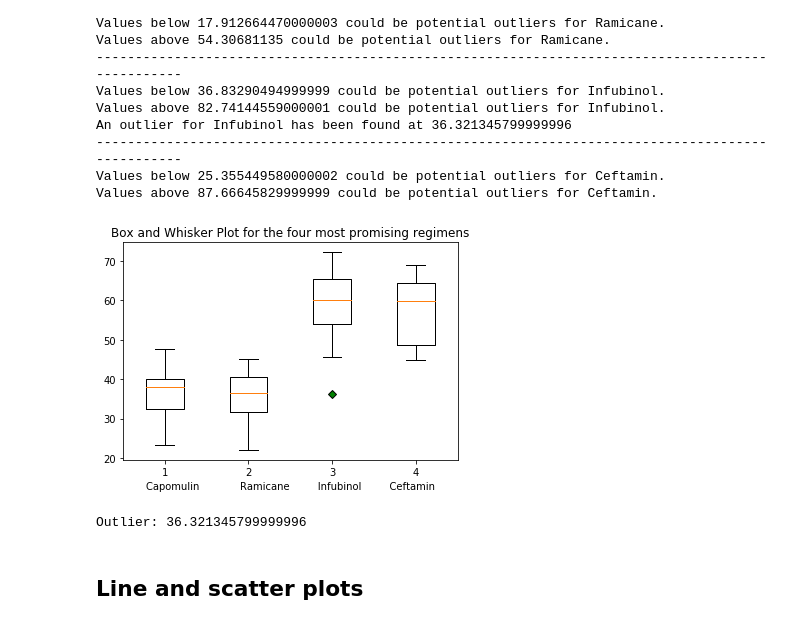
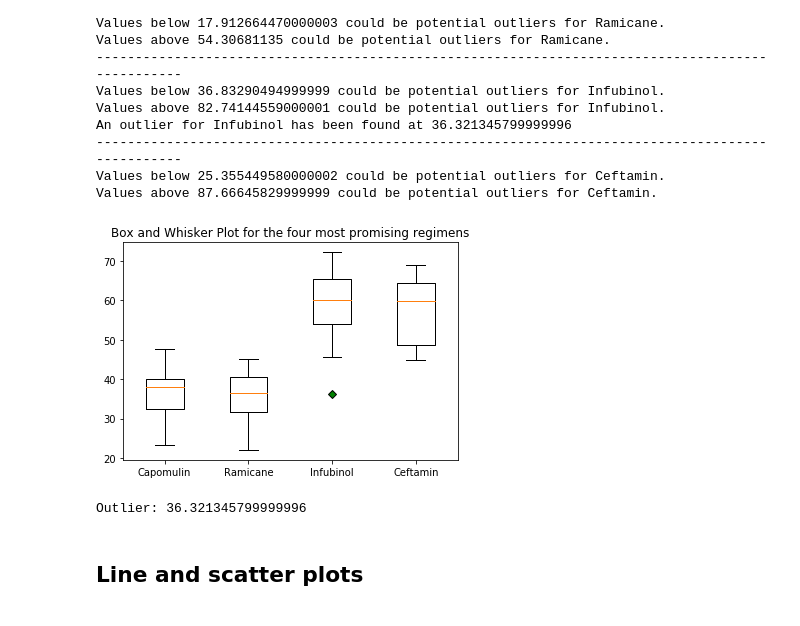
Before and after one commit to fabzum/Matplotlib-Homework, a Jupyter notebook: Homework/Pymaceuticals/pymaceuticals_final.ipynb, the cells around one changed output. Cells and saved outputs as stored; diff of their text form; code cells hidden in the pictures.

```diff
--- a/Homework/Pymaceuticals/pymaceuticals_final.ipynb
+++ b/Homework/Pymaceuticals/pymaceuticals_final.ipynb
@@ -378,7 +378,7 @@ ceft_outliers = ceftamin_df.loc[(ceftamin_df < ceft_lower_bound) | (ceftamin_df
     #print(ceft_outliers)
 
 #accessing the outlier value in the Data Frame
-infu_value=pd.DataFrame(infu_outliers)
+new=pd.DataFrame(infu_outliers)
 infu_value = new.iloc[0,0]
 
 
@@ -411,18 +411,18 @@ Values above 87.66645829999999 could be potential outliers for Ceftamin.
 # %%
 #Checking whether there are any outliers (with box and whisker plot)
 
 green_diamond = dict(markerfacecolor="g", marker="D")
 
 fig1, ax1 = plt.subplots()
 ax1.set_title('Box and Whisker Plot for the four most promising regimens')
-ax1.boxplot([capomulin_df, ramicane_df, infubinol_df, ceftamin_df], flierprops=green_diamond)
+ax1.boxplot([capomulin_df, ramicane_df, infubinol_df, ceftamin_df], labels=["Capomulin", "Ramicane", "Infubinol", "Ceftamin"], flierprops=green_diamond)
 
-xlabel = "Capomulin             Ramicane         Infubinol         Ceftamin"
-plt.xlabel(xlabel, fontdict=None, labelpad=None)
+
+#plt.xlabel(xlabel, fontdict=None, labelpad=None)
 plt.show()
 print("Outlier:" + " " + str(infu_value))
 # %% [output]
-[figure, old version]
+[figure, new version]
 Outlier: 36.321345799999996
 # %% [markdown]
 ## Line and scatter plots
```
Also changed, not shown: parts of 8 cells of this notebook.
